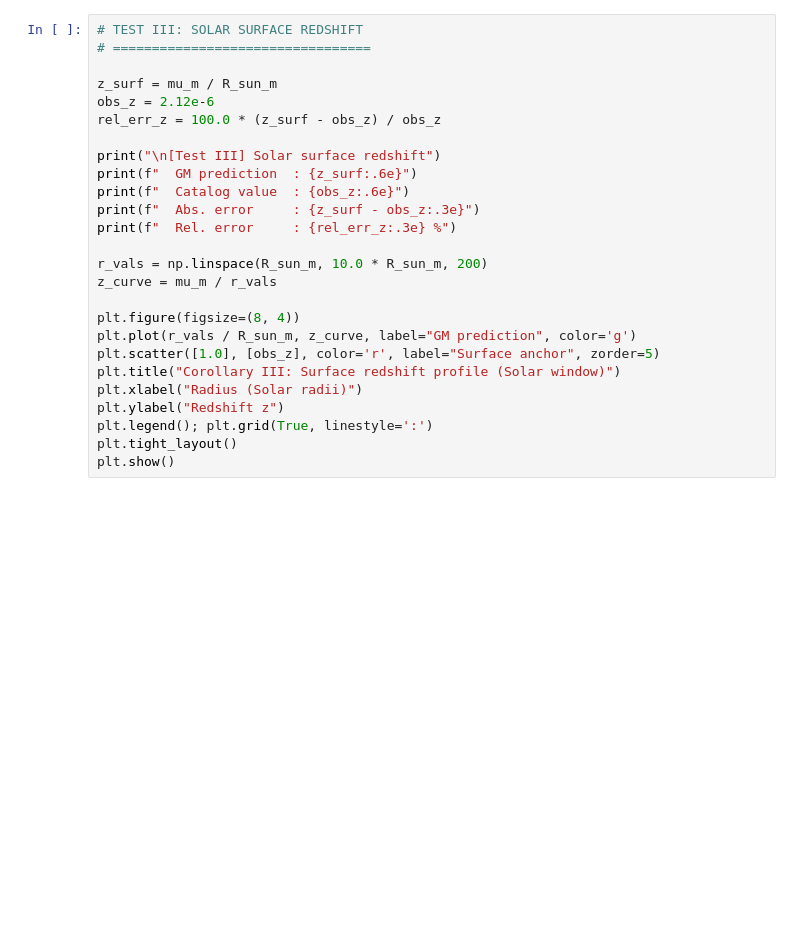
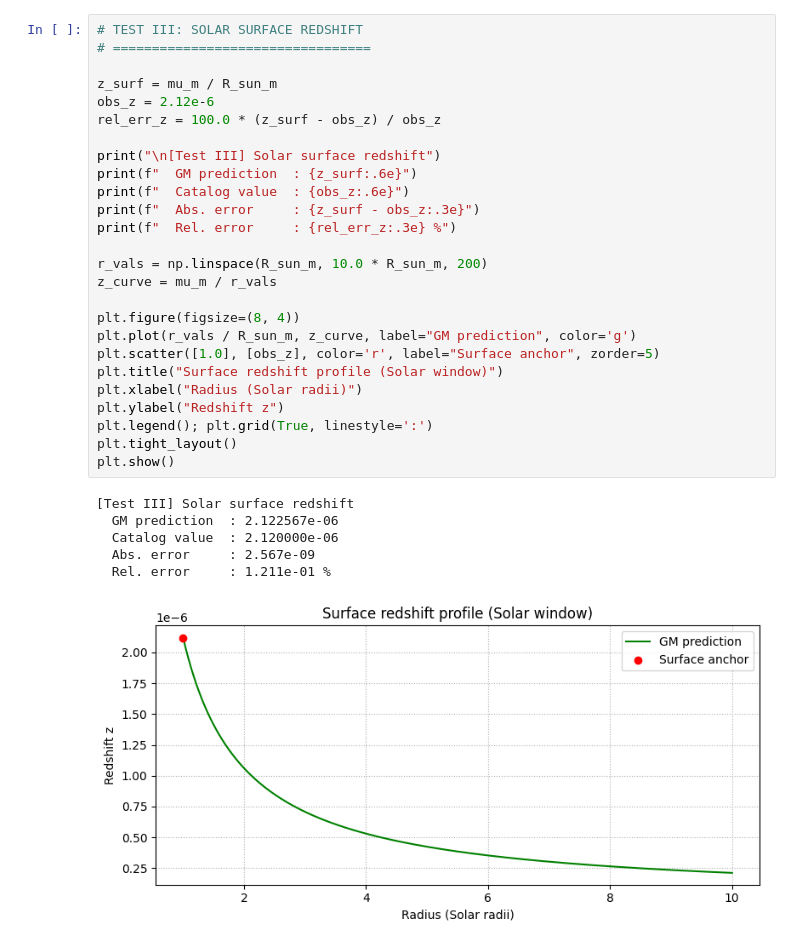
Before and after one commit to rpoyau/general-mechanics, a Jupyter notebook: notebooks/gm-tests.ipynb, the cells around one changed output. Cells and saved outputs as stored; diff of their text form; blank space fills up the shorter version.

```diff
--- a/notebooks/gm-tests.ipynb
+++ b/notebooks/gm-tests.ipynb
@@ -325,29 +349,36 @@ small-gradient Solar window, the GM time-closure model is challenged.
 # %%
 # TEST III: SOLAR SURFACE REDSHIFT
 # =================================
 
 z_surf = mu_m / R_sun_m
 obs_z = 2.12e-6
 rel_err_z = 100.0 * (z_surf - obs_z) / obs_z
 
 print("\n[Test III] Solar surface redshift")
 print(f"  GM prediction  : {z_surf:.6e}")
 print(f"  Catalog value  : {obs_z:.6e}")
 print(f"  Abs. error     : {z_surf - obs_z:.3e}")
 print(f"  Rel. error     : {rel_err_z:.3e} %")
 
 r_vals = np.linspace(R_sun_m, 10.0 * R_sun_m, 200)
 z_curve = mu_m / r_vals
 
 plt.figure(figsize=(8, 4))
 plt.plot(r_vals / R_sun_m, z_curve, label="GM prediction", color='g')
 plt.scatter([1.0], [obs_z], color='r', label="Surface anchor", zorder=5)
-plt.title("Corollary III: Surface redshift profile (Solar window)")
+plt.title("Surface redshift profile (Solar window)")
 plt.xlabel("Radius (Solar radii)")
 plt.ylabel("Redshift z")
 plt.legend(); plt.grid(True, linestyle=':')
 plt.tight_layout()
 plt.show()
+# %% [output]
+[Test III] Solar surface redshift
+  GM prediction  : 2.122567e-06
+  Catalog value  : 2.120000e-06
+  Abs. error     : 2.567e-09
+  Rel. error     : 1.211e-01 %
+[figure, added]
 # %%
 # MACRO SUMMARY TABLE (TESTS I–III)
 # =================================
```
Also changed, not shown: parts of 20 cells of this notebook, 1 other file.
